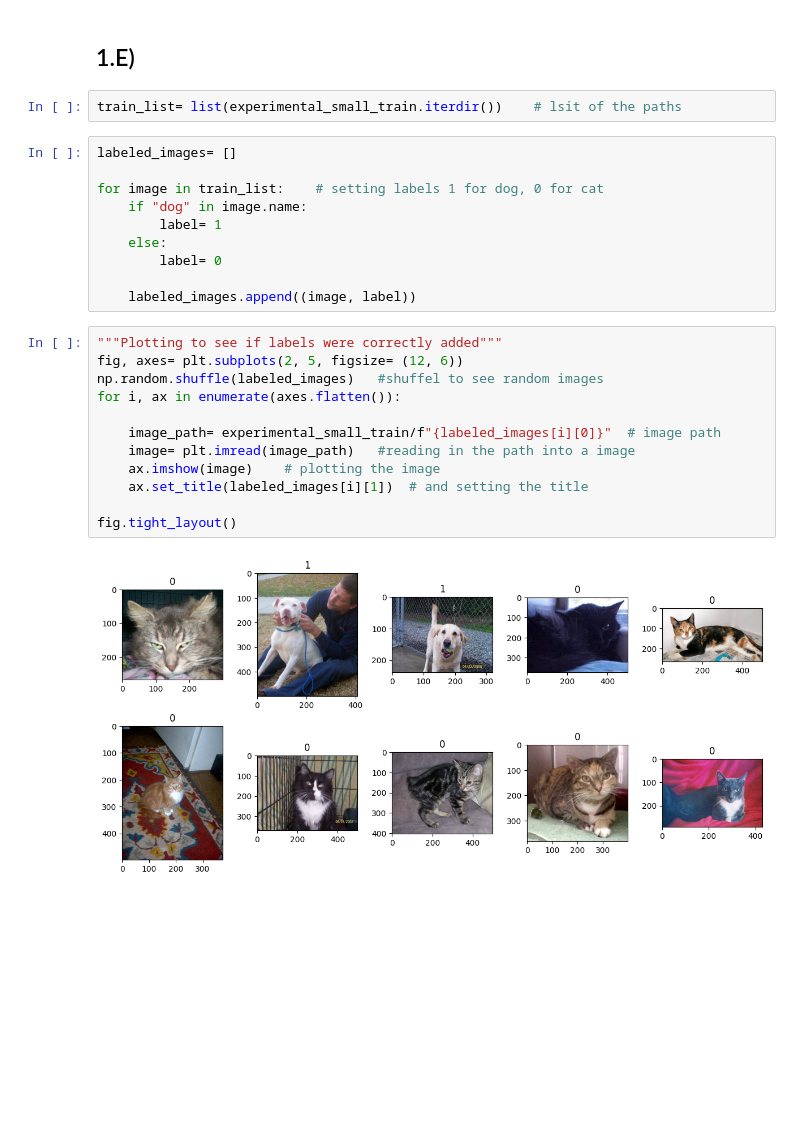
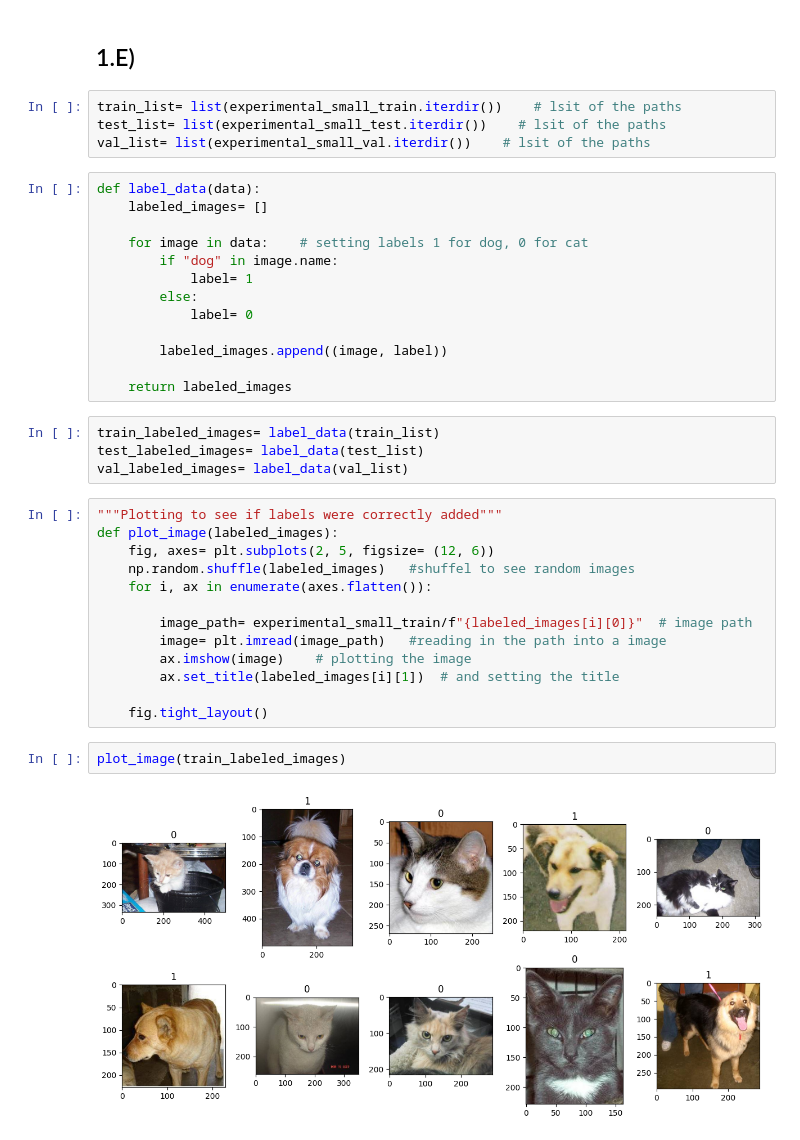
Before and after one commit to MiltonOberg/Artificial_Intelligence2-Milton-OPA23, a Jupyter notebook: labb_2/labb.ipynb, the cells around one changed output. Cells and saved outputs as stored; diff of their text form; blank space fills up the shorter version.

```diff
--- a/labb_2/labb.ipynb
+++ b/labb_2/labb.ipynb
@@ -128,27 +125,39 @@ This directory is not empty.
 ## 1.E)
 # %%
 train_list= list(experimental_small_train.iterdir())    # lsit of the paths
+test_list= list(experimental_small_test.iterdir())    # lsit of the paths
+val_list= list(experimental_small_val.iterdir())    # lsit of the paths
 # %%
-labeled_images= []
+def label_data(data):
+    labeled_images= []
 
-for image in train_list:    # setting labels 1 for dog, 0 for cat
-    if "dog" in image.name:
-        label= 1
-    else:
-        label= 0
+    for image in data:    # setting labels 1 for dog, 0 for cat
+        if "dog" in image.name:
+            label= 1
+        else:
+            label= 0
 
-    labeled_images.append((image, label))
+        labeled_images.append((image, label))
+
+    return labeled_images
+# %%
+train_labeled_images= label_data(train_list)
+test_labeled_images= label_data(test_list)
+val_labeled_images= label_data(val_list)
 # %%
 """Plotting to see if labels were correctly added"""
-fig, axes= plt.subplots(2, 5, figsize= (12, 6))
-np.random.shuffle(labeled_images)   #shuffel to see random images
-for i, ax in enumerate(axes.flatten()):
+def plot_image(labeled_images):
+    fig, axes= plt.subplots(2, 5, figsize= (12, 6))
+    np.random.shuffle(labeled_images)   #shuffel to see random images
+    for i, ax in enumerate(axes.flatten()):
 
-    image_path= experimental_small_train/f"{labeled_images[i][0]}"  # image path
-    image= plt.imread(image_path)   #reading in the path into a image
-    ax.imshow(image)    # plotting the image
-    ax.set_title(labeled_images[i][1])  # and setting the title
+        image_path= experimental_small_train/f"{labeled_images[i][0]}"  # image path
+        image= plt.imread(image_path)   #reading in the path into a image
+        ax.imshow(image)    # plotting the image
+        ax.set_title(labeled_images[i][1])  # and setting the title
 
-fig.tight_layout()
+    fig.tight_layout()
-# %% [output]
-[figure, removed]
+# %%
+plot_image(train_labeled_images)
+# %% [output]
+[figure, added]
```
Also changed, not shown: parts of 5 cells of this notebook.
